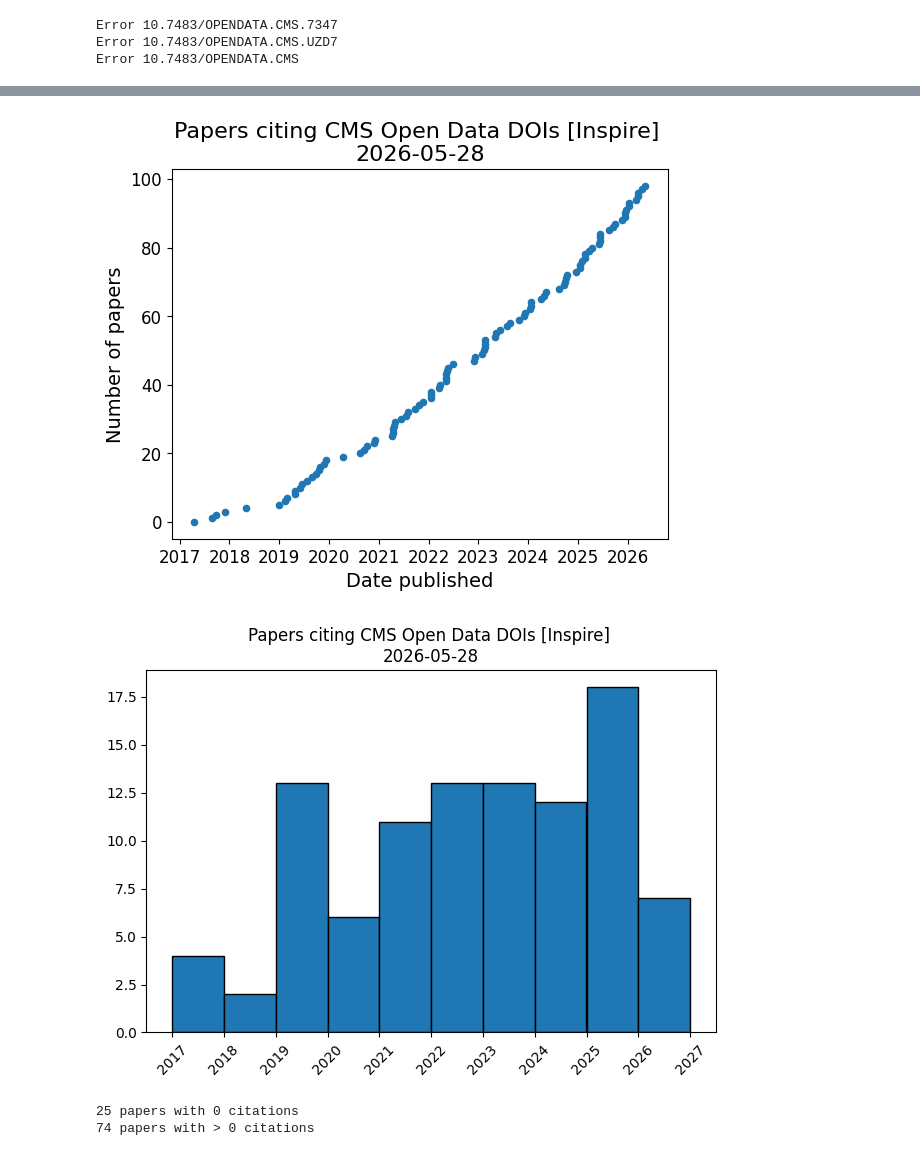
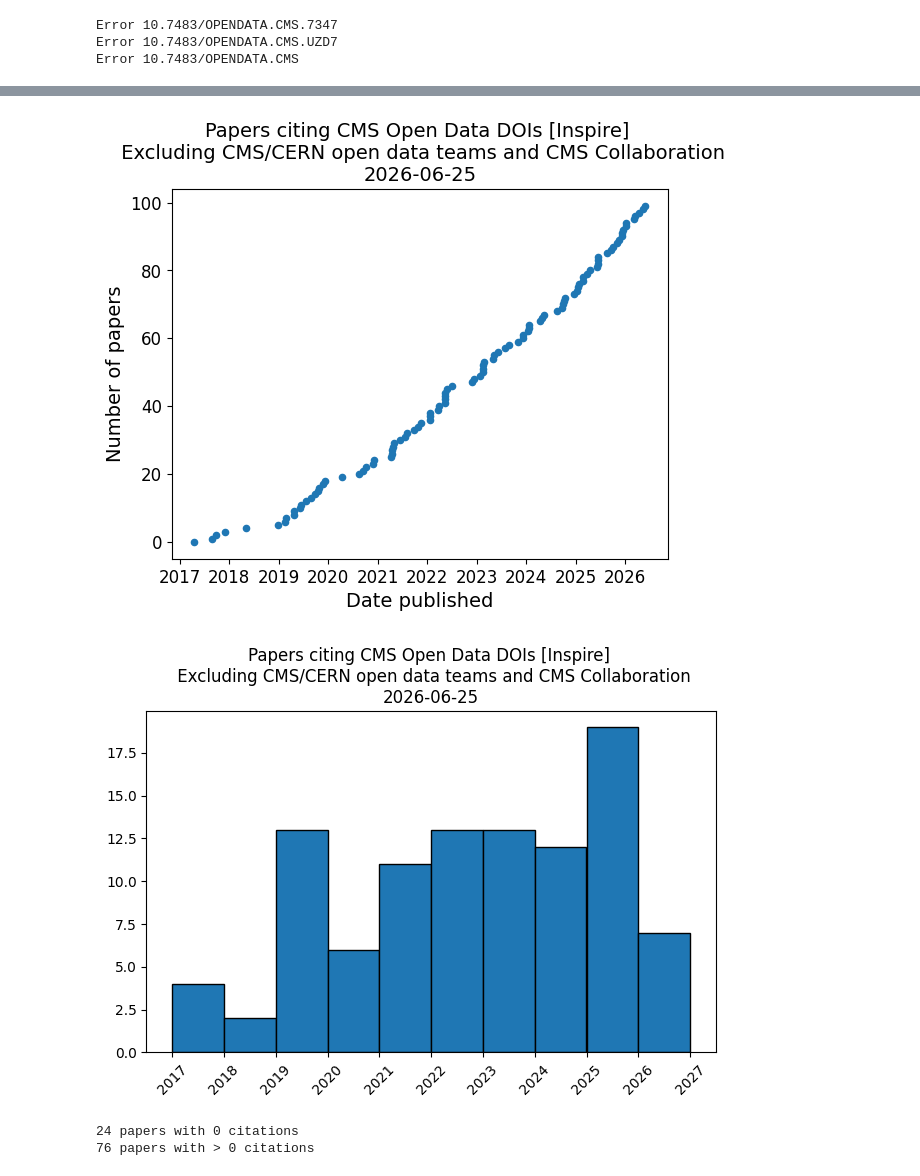
Before and after one commit to cms-dpoa/data-usage, a Jupyter notebook: publications.ipynb, the cells around one changed output, grey strips where cells are left out. Saved outputs shown, nothing was run; the diff lists cells and outputs as text; code cells hidden in the pictures.

Commit message:
add names to exclude, update data, and edit plot titles

```diff
--- a/publications.ipynb
+++ b/publications.ipynb
@@ -121,7 +121,9 @@ def process_dataframe(input_json):
         'Calderon',
         'Rao',
         'Socher',
-        'Herterich'
+        'Herterich',
+        'Hogan',
+        'Saiz'
     ]
 
     df = pd.read_json(input_json)
@@ -234,45 +236,48 @@ def add_release_dates(ax):
     ax.set_xlim([dt.date(2014, 1, 1), dt.date(2027, 1, 1)])
 
     for dr in data_releases:
 
         date = dt.datetime.strptime(dr, '%Y-%m-%d').date()
 
         ax.annotate(
             "",
             xy=(date, -3),
             xytext=(date, -2),
             arrowprops=dict(facecolor='black', shrink=0.01),
         )
 
 
 ax = idf.plot(
     kind='scatter',
     x='date',
     y='index',
     #title=f'Papers citing CMS Open Data DOIs [Inspire] \n{date_generated}'
 )
 
 ax.set_xlabel('Date published', fontsize=14)
 ax.set_ylabel('Number of papers', fontsize=14)
-ax.set_title(f'Papers citing CMS Open Data DOIs [Inspire] \n{date_generated}', fontsize=16)
+ax.set_title(
+    f'Papers citing CMS Open Data DOIs [Inspire] \n Excluding CMS/CERN open data teams and CMS Collaboration\n{date_generated}',
+    fontsize=14
+)
 
 plt.xticks(fontsize=12)
 plt.yticks(fontsize=12)
 
 #add_release_dates(ax)
 plt.savefig('./figs/inspire-npapers.png', dpi=200)
 # %% [output]
-[figure, old version]
+[figure, new version]
 # %%
 make_histogram(
     idf,
     (np.datetime64('2017').astype(int), np.datetime64('2027').astype(int)),
     10,
-    f'Papers citing CMS Open Data DOIs [Inspire] \n{date_generated}',
+    f'Papers citing CMS Open Data DOIs [Inspire] \n Excluding CMS/CERN open data teams and CMS Collaboration\n{date_generated}',
     'inspire-npapers-hist'
 )
 # %% [output]
-[figure, old version]
+[figure, new version]
 # %%
 nzero = len(idf[idf['citations'] == 0])
 
@@ -281,8 +286,8 @@ nzdf = idf[idf['citations'] > 0]
 print(f'{nzero} papers with 0 citations')
 print(f'{len(nzdf)} papers with > 0 citations')
 # %% [output]
-25 papers with 0 citations
-74 papers with > 0 citations
+24 papers with 0 citations
+76 papers with > 0 citations
 # %%
 h, b = np.histogram(
     nzdf['citations'],
```
Also changed, not shown: parts of 23 cells of this notebook, 19 other files.
